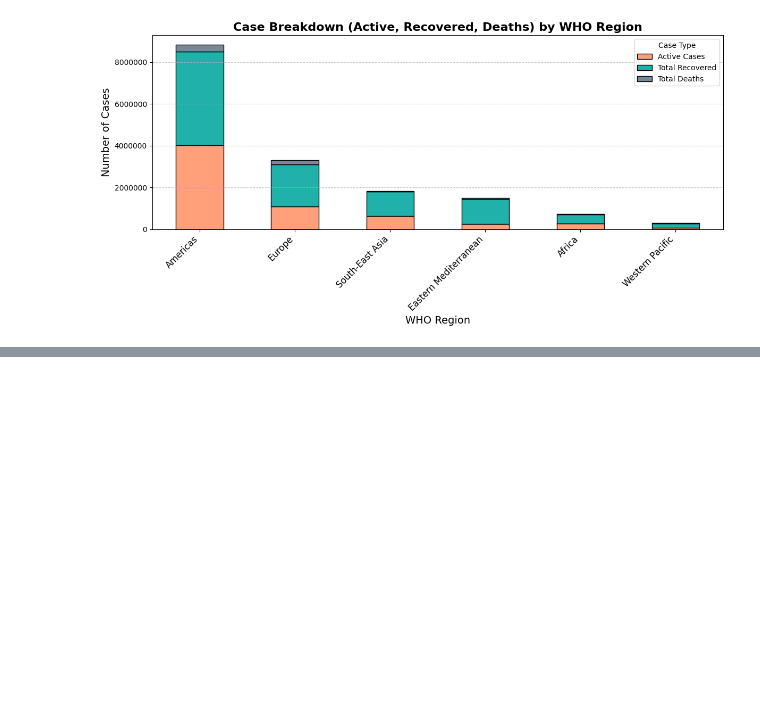
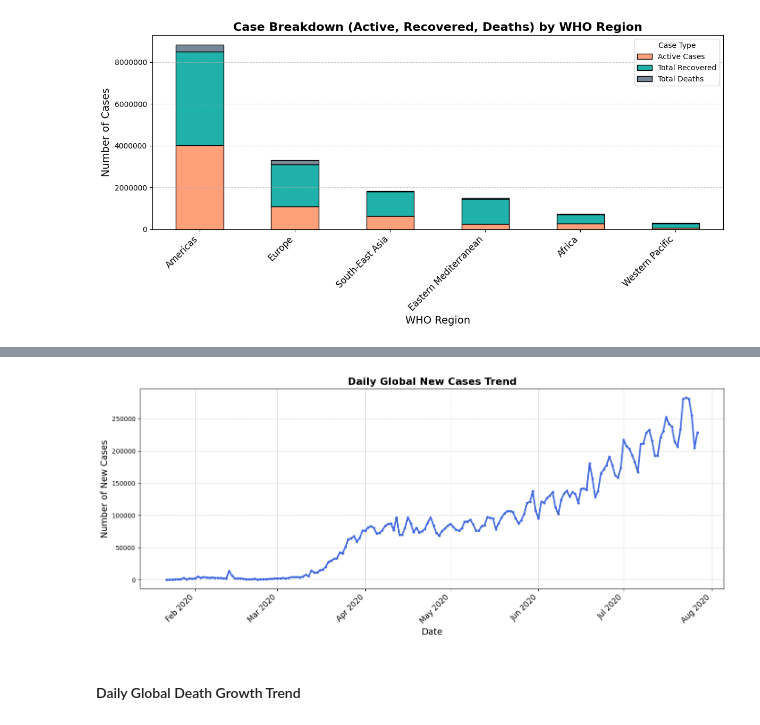
Before and after one commit to amitkr069/DataAnalysisCovid19, a Jupyter notebook: covid_analysis.ipynb, the cells around one changed output, grey strips where cells are left out. Cells and saved outputs as stored; diff of their text form; code cells hidden in the pictures; blank space fills up the shorter version.

```diff
--- a/covid_analysis.ipynb
+++ b/covid_analysis.ipynb
@@ -505,0 +512,5 @@ plt.show()
+# %%
+# Selecting relevant columns and sort by Date
+daily_new_cases = (df_day_wise
+    .select("Date", "New cases")
+    .orderBy(col("Date").asc()))
@@ -505,0 +533,28 @@ plt.show()
+# %%
+daily_cases_pd = daily_new_cases.toPandas()
+# %%
+daily_cases_pd["Date"] = pd.to_datetime(daily_cases_pd["Date"])
+# %%
+# Creating the plot
+plt.figure(figsize=(14, 6))
+plt.plot(daily_cases_pd["Date"], daily_cases_pd["New cases"], color='royalblue', linewidth=2.5, marker='o', markersize=3)
+
+# Formatting the chart
+plt.title("Daily Global New Cases Trend", fontsize=16, fontweight='bold')
+plt.xlabel("Date", fontsize=14)
+plt.ylabel("Number of New Cases", fontsize=14)
+
+# Formatting the x-axis to show dates nicely
+plt.gca().xaxis.set_major_formatter(mdates.DateFormatter('%b %Y'))
+plt.gca().xaxis.set_major_locator(mdates.MonthLocator())
+plt.xticks(rotation=45, ha='right', fontsize=12)
+
+plt.grid(axis='both', linestyle='--', alpha=0.6)
+plt.ticklabel_format(style='plain', axis='y') # Disable scientific notation on Y-axis
+
+plt.tight_layout()
+plt.show()
+# %% [output]
+[figure, added]
+# %% [markdown]
+####  Daily Global Death Growth Trend
```
Also changed, not shown: parts of 19 cells of this notebook.
